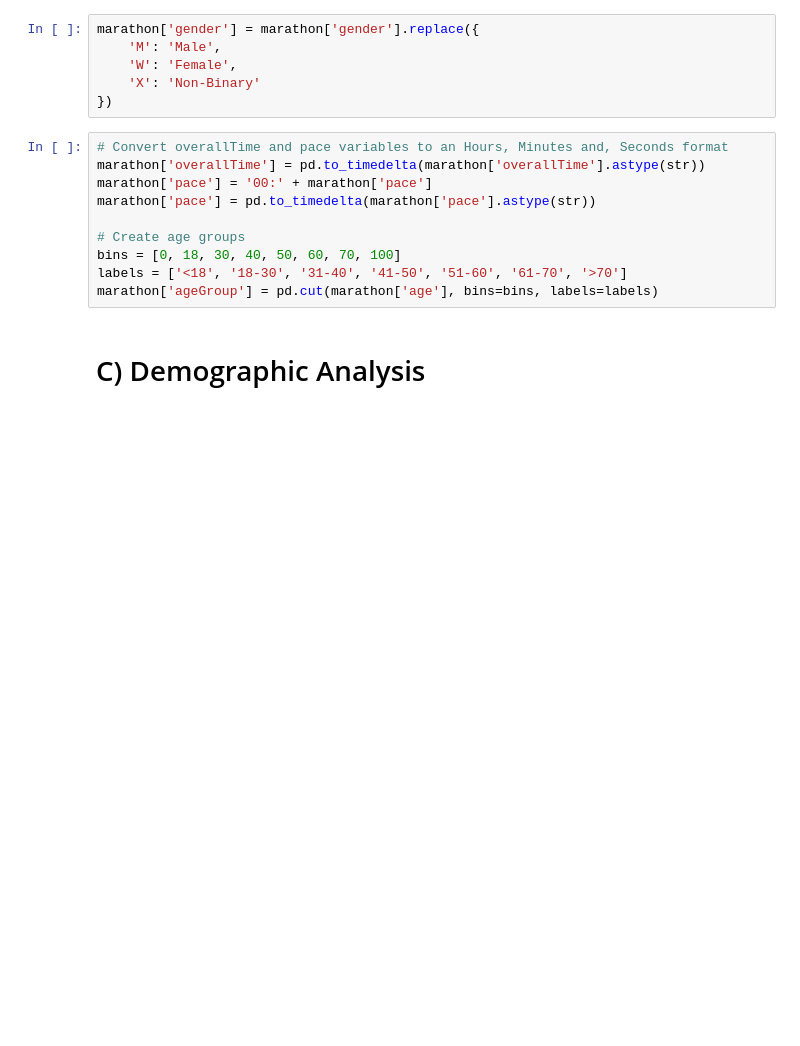
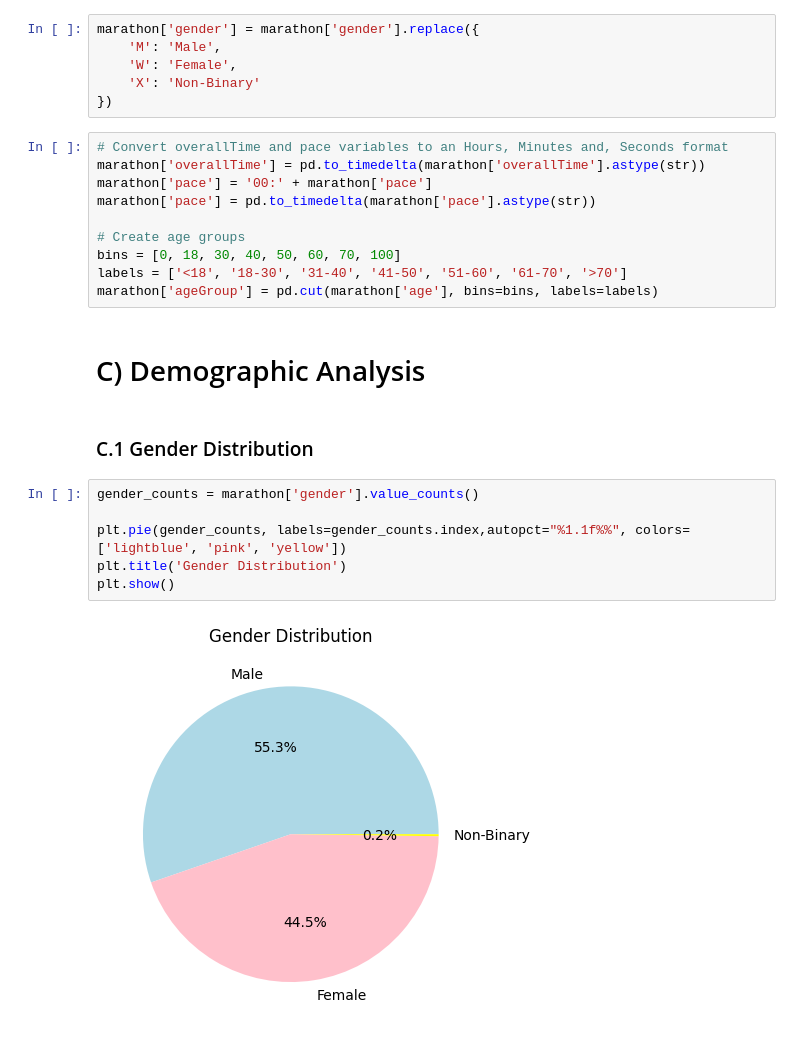
Before and after one commit to ishanmishra128/NYC2024MarathonAnalysis, a Jupyter notebook: MarathonAnalysis.ipynb, the cells around one changed output. Drawn from its saved outputs; the diff is of its cells as text; blank space fills up the shorter version.

```diff
--- a/MarathonAnalysis.ipynb
+++ b/MarathonAnalysis.ipynb
@@ -137,3 +143,13 @@ labels = ['<18', '18-30', '31-40', '41-50', '51-60', '61-70', '>70']
 marathon['ageGroup'] = pd.cut(marathon['age'], bins=bins, labels=labels)
 # %% [markdown]
 # C) Demographic Analysis
+# %% [markdown]
+### C.1 Gender Distribution
+# %%
+gender_counts = marathon['gender'].value_counts()
+
+plt.pie(gender_counts, labels=gender_counts.index,autopct="%1.1f%%", colors=['lightblue', 'pink', 'yellow'])
+plt.title('Gender Distribution')
+plt.show()
+# %% [output]
+[figure, added]
```
Also changed, not shown: parts of 12 cells of this notebook.
